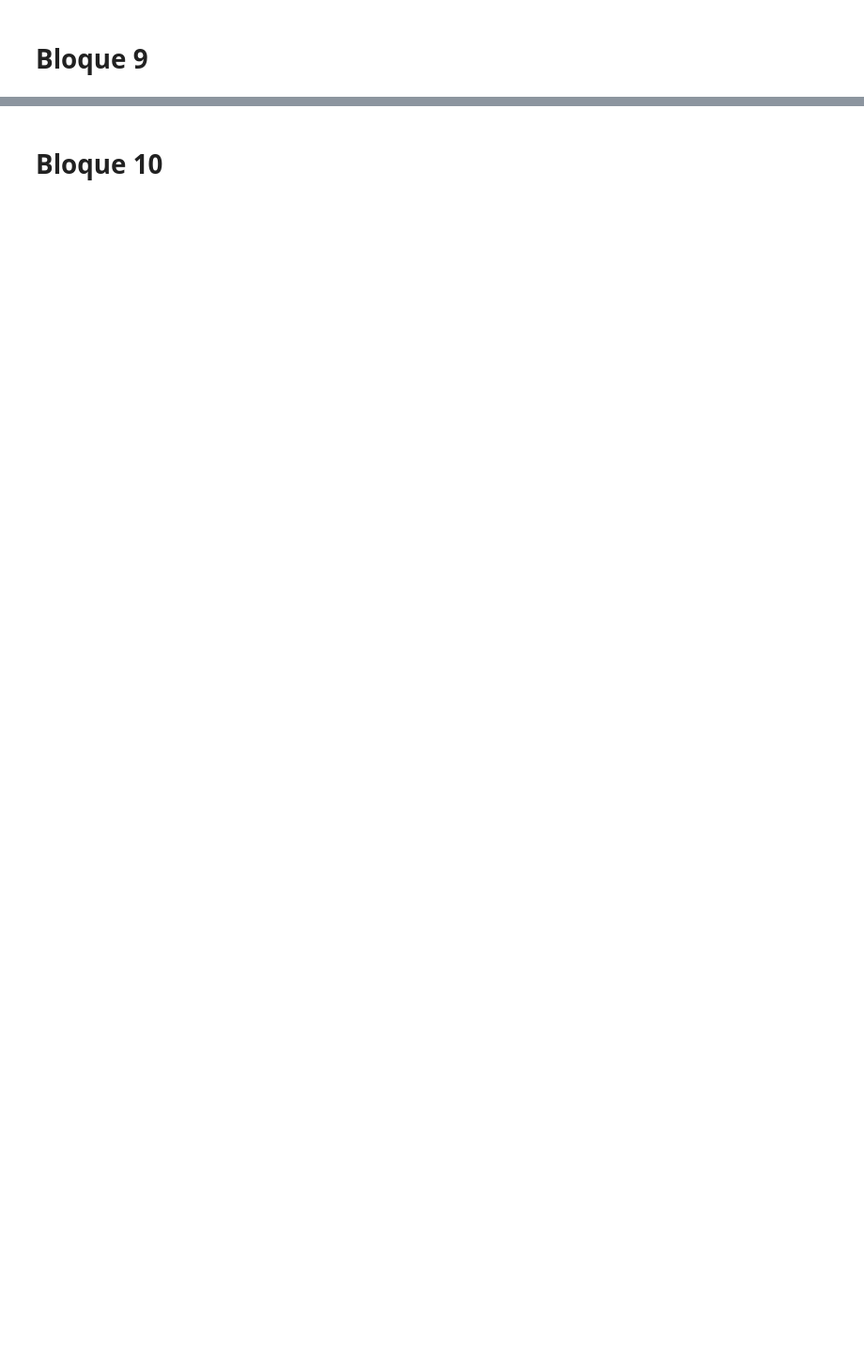
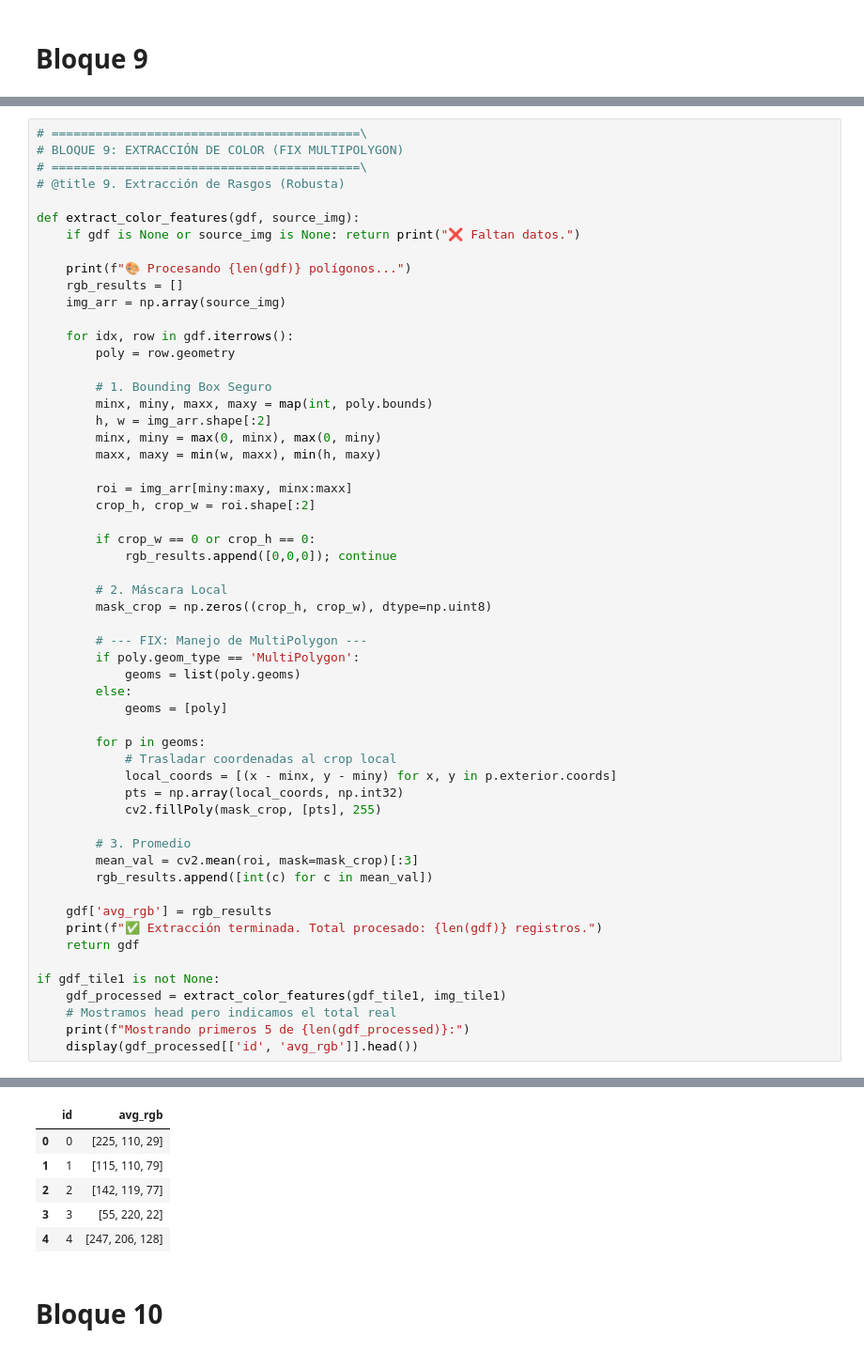
Before and after one commit to DalemberV/Geodigit, a Jupyter notebook: Digitalizacion_Automatica/geodigitalizacion-final.ipynb, the cells around one changed output, grey strips where cells are left out. Shown at 94% size. Saved outputs shown, nothing was run; the diff lists cells and outputs as text; blank space fills up the shorter version.

```diff
--- a/Digitalizacion_Automatica/geodigitalizacion-final.ipynb
+++ b/Digitalizacion_Automatica/geodigitalizacion-final.ipynb
@@ -921,0 +806,57 @@ else:
+# %%
+# ==========================================\
+# BLOQUE 9: EXTRACCIÓN DE COLOR (FIX MULTIPOLYGON)
+# ==========================================\
+# @title 9. Extracción de Rasgos (Robusta)
+
+def extract_color_features(gdf, source_img):
+    if gdf is None or source_img is None: return print("❌ Faltan datos.")
+
+    print(f"🎨 Procesando {len(gdf)} polígonos...")
+    rgb_results = []
+    img_arr = np.array(source_img)
+
+    for idx, row in gdf.iterrows():
+        poly = row.geometry
+
+        # 1. Bounding Box Seguro
+        minx, miny, maxx, maxy = map(int, poly.bounds)
+        h, w = img_arr.shape[:2]
+        minx, miny = max(0, minx), max(0, miny)
+        maxx, maxy = min(w, maxx), min(h, maxy)
+
+        roi = img_arr[miny:maxy, minx:maxx]
+        crop_h, crop_w = roi.shape[:2]
+
+        if crop_w == 0 or crop_h == 0:
+            rgb_results.append([0,0,0]); continue
+
+        # 2. Máscara Local
+        mask_crop = np.zeros((crop_h, crop_w), dtype=np.uint8)
+
+        # --- FIX: Manejo de MultiPolygon ---
+        if poly.geom_type == 'MultiPolygon':
+            geoms = list(poly.geoms)
+        else:
+            geoms = [poly]
+
+        for p in geoms:
+            # Trasladar coordenadas al crop local
+            local_coords = [(x - minx, y - miny) for x, y in p.exterior.coords]
+            pts = np.array(local_coords, np.int32)
+            cv2.fillPoly(mask_crop, [pts], 255)
+
+        # 3. Promedio
+        mean_val = cv2.mean(roi, mask=mask_crop)[:3]
+        rgb_results.append([int(c) for c in mean_val])
+
+    gdf['avg_rgb'] = rgb_results
+    print(f"✅ Extracción terminada. Total procesado: {len(gdf)} registros.")
+    return gdf
+
+if gdf_tile1 is not None:
+    gdf_processed = extract_color_features(gdf_tile1, img_tile1)
+    # Mostramos head pero indicamos el total real
+    print(f"Mostrando primeros 5 de {len(gdf_processed)}:")
+    display(gdf_processed[['id', 'avg_rgb']].head())
+# %% [output]
@@ -922,2 +866,8 @@ else:
+|  | id | avg_rgb |
+| 0 | 0 | [225, 110, 29] |
+| 1 | 1 | [115, 110, 79] |
+| 2 | 2 | [142, 119, 77] |
+| 3 | 3 | [55, 220, 22] |
+| 4 | 4 | [247, 206, 128] |
 # %% [markdown]
 # Bloque 10
```
Also changed, not shown: parts of 13 cells of this notebook.
